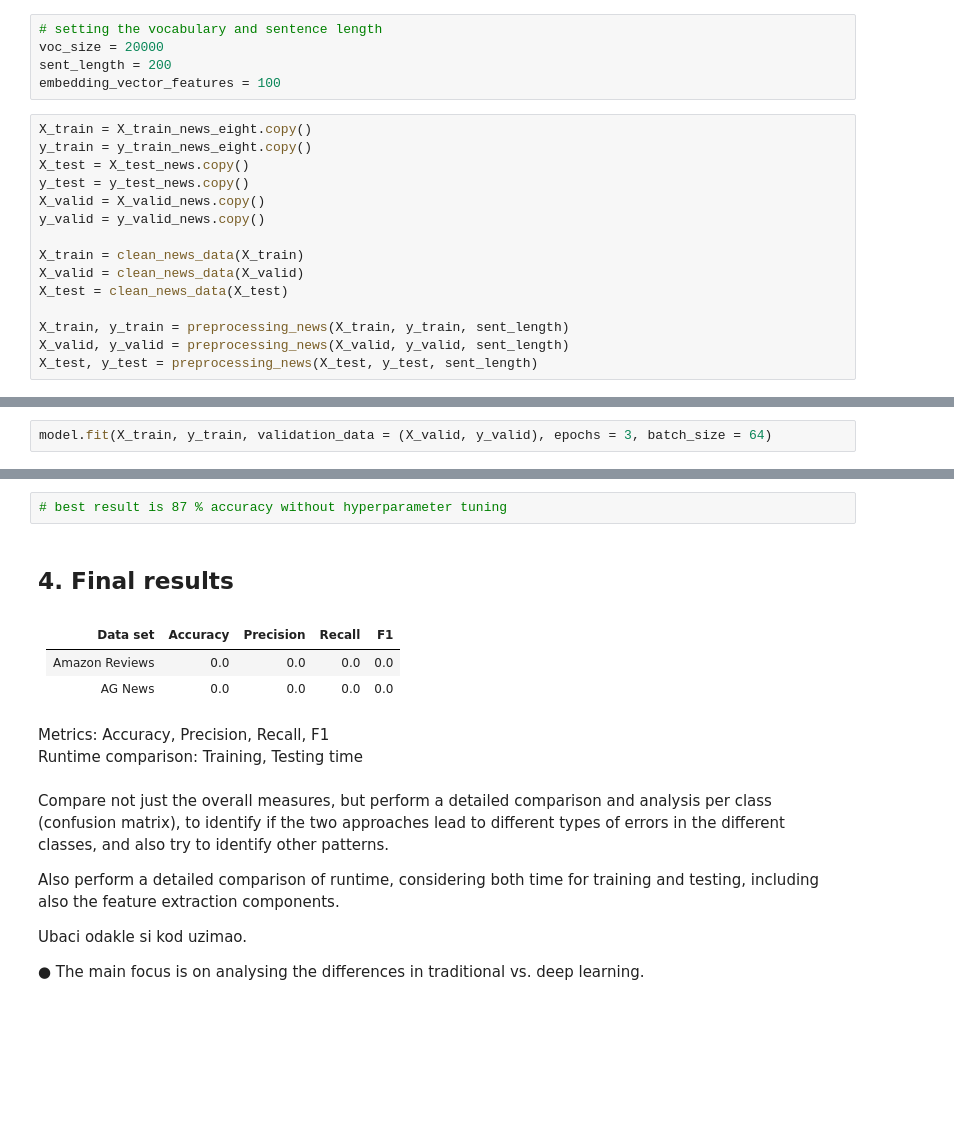
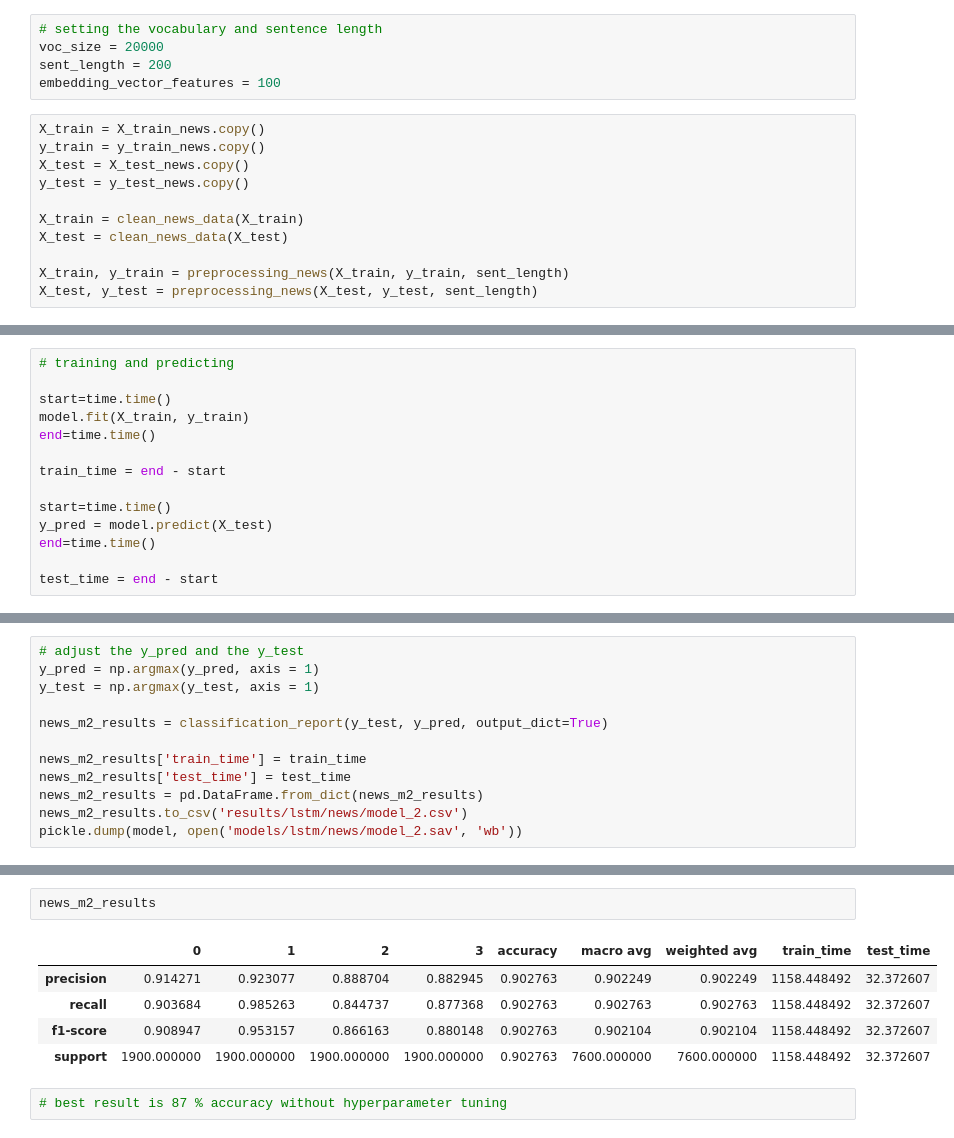
Before and after one commit to r-gg/ml-37, a Jupyter notebook: Exercise 3/lstm-model.ipynb, the cells around one changed output, grey strips where cells are left out. Drawn from its saved outputs; the diff is of its cells as text; blank space fills up the shorter version.

```diff
--- a/Exercise 3/lstm-model.ipynb
+++ b/Exercise 3/lstm-model.ipynb
@@ -728,19 +801,15 @@ voc_size = 20000
 sent_length = 200
 embedding_vector_features = 100
 # %%
-X_train = X_train_news_eight.copy()
-y_train = y_train_news_eight.copy()
+X_train = X_train_news.copy()
+y_train = y_train_news.copy()
 X_test = X_test_news.copy()
 y_test = y_test_news.copy()
-X_valid = X_valid_news.copy()
-y_valid = y_valid_news.copy()
 
 X_train = clean_news_data(X_train)
-X_valid = clean_news_data(X_valid)
 X_test = clean_news_data(X_test)
 
 X_train, y_train = preprocessing_news(X_train, y_train, sent_length)
-X_valid, y_valid = preprocessing_news(X_valid, y_valid, sent_length)
 X_test, y_test = preprocessing_news(X_test, y_test, sent_length)
 # %%
 # creating the base LSTM model
@@ -769,5 +838,3 @@ Trainable params: 2,161,604
 Non-trainable params: 0
 _________________________________________________________________
 None
-# %%
-model.fit(X_train, y_train, validation_data = (X_valid, y_valid), epochs = 3, batch_size = 64)
@@ -803,0 +841,14 @@ f1_score(y_test,y_pred, average='weighted')
+# %%
+# training and predicting
+
+start=time.time()
+model.fit(X_train, y_train)
+end=time.time()
+
+train_time = end - start
+
+start=time.time()
+y_pred = model.predict(X_test)
+end=time.time()
+
+test_time = end - start
@@ -803,0 +857,12 @@ f1_score(y_test,y_pred, average='weighted')
+# %%
+# adjust the y_pred and the y_test
+y_pred = np.argmax(y_pred, axis = 1)
+y_test = np.argmax(y_test, axis = 1)
+
+news_m2_results = classification_report(y_test, y_pred, output_dict=True)
+
+news_m2_results['train_time'] = train_time
+news_m2_results['test_time'] = test_time
+news_m2_results = pd.DataFrame.from_dict(news_m2_results)
+news_m2_results.to_csv('results/lstm/news/model_2.csv')
+pickle.dump(model, open('models/lstm/news/model_2.sav', 'wb'))
@@ -804,23 +875,10 @@ f1_score(y_test,y_pred, average='weighted')
+# %%
+news_m2_results
+# %% [output]
+|  | 0 | 1 | 2 | 3 | accuracy | macro avg | weighted avg | train_time | test_time |
+| precision | 0.914271 | 0.923077 | 0.888704 | 0.882945 | 0.902763 | 0.902249 | 0.902249 | 1158.448492 | 32.372607 |
+| recall | 0.903684 | 0.985263 | 0.844737 | 0.877368 | 0.902763 | 0.902763 | 0.902763 | 1158.448492 | 32.372607 |
+| f1-score | 0.908947 | 0.953157 | 0.866163 | 0.880148 | 0.902763 | 0.902104 | 0.902104 | 1158.448492 | 32.372607 |
+| support | 1900.000000 | 1900.000000 | 1900.000000 | 1900.000000 | 0.902763 | 7600.000000 | 7600.000000 | 1158.448492 | 32.372607 |
 # %%
 # best result is 87 % accuracy without hyperparameter tuning
-# %% [markdown]
-## 4. Final results
-# %% [markdown]
-| Data set | Accuracy | Precision | Recall | F1 |
-| --- | --- | --- | --- | --- |
-| Amazon Reviews | 0.0 | 0.0 | 0.0 | 0.0 |
-| AG News | 0.0 | 0.0 | 0.0 | 0.0 |
-# %% [markdown]
-Metrics: Accuracy, Precision, Recall, F1
-Runtime comparison: Training, Testing time
-# %% [markdown]
-Compare not just the overall measures, but perform a detailed comparison and analysis per class
-(confusion matrix), to identify if the two approaches lead to different types of errors in the different
-classes, and also try to identify other patterns.
-
-Also perform a detailed comparison of runtime, considering both time for training and testing,
-including also the feature extraction components.
-
-Ubaci odakle si kod uzimao.
-
-● The main focus is on analysing the differences in traditional vs. deep learning.
```
Also changed, not shown: parts of 84 cells of this notebook, 12 other files.
